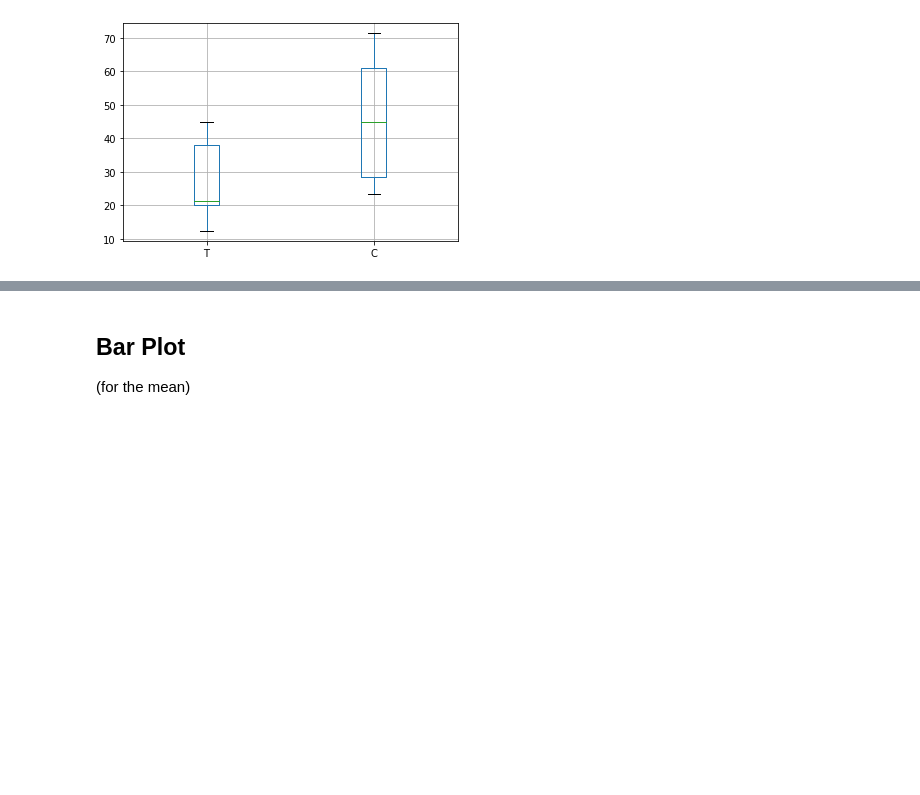
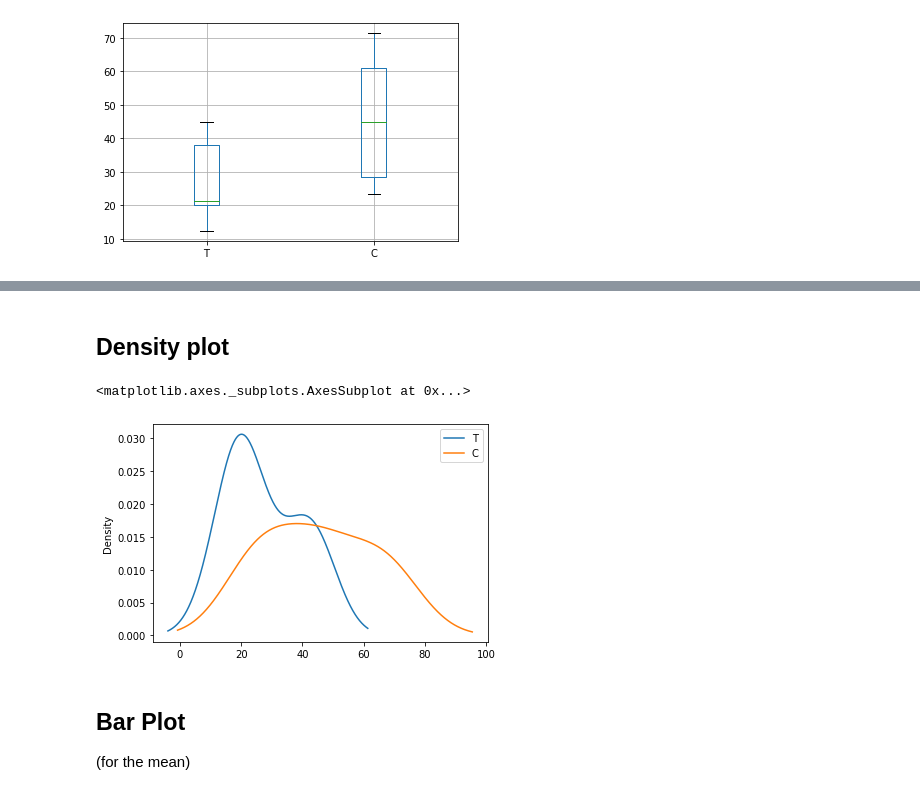
Before and after one commit to ytyfeng/data-analysis, a Jupyter notebook: bil151_data_analysis.ipynb, the cells around one changed output, grey strips where cells are left out. Cells and saved outputs as stored; diff of their text form; code cells hidden in the pictures; blank space fills up the shorter version.

```diff
--- a/bil151_data_analysis.ipynb
+++ b/bil151_data_analysis.ipynb
@@ -220,3 +229,10 @@ df1.boxplot()
+# %% [markdown]
+## Density plot
+# %%
+df1.plot.kde()
+# %% [output]
+<matplotlib.axes._subplots.AxesSubplot at 0x...>
+[figure, added]
 # %% [markdown]
 ## Bar Plot
 (for the mean)
```
Also changed, not shown: parts of 7 cells of this notebook.
